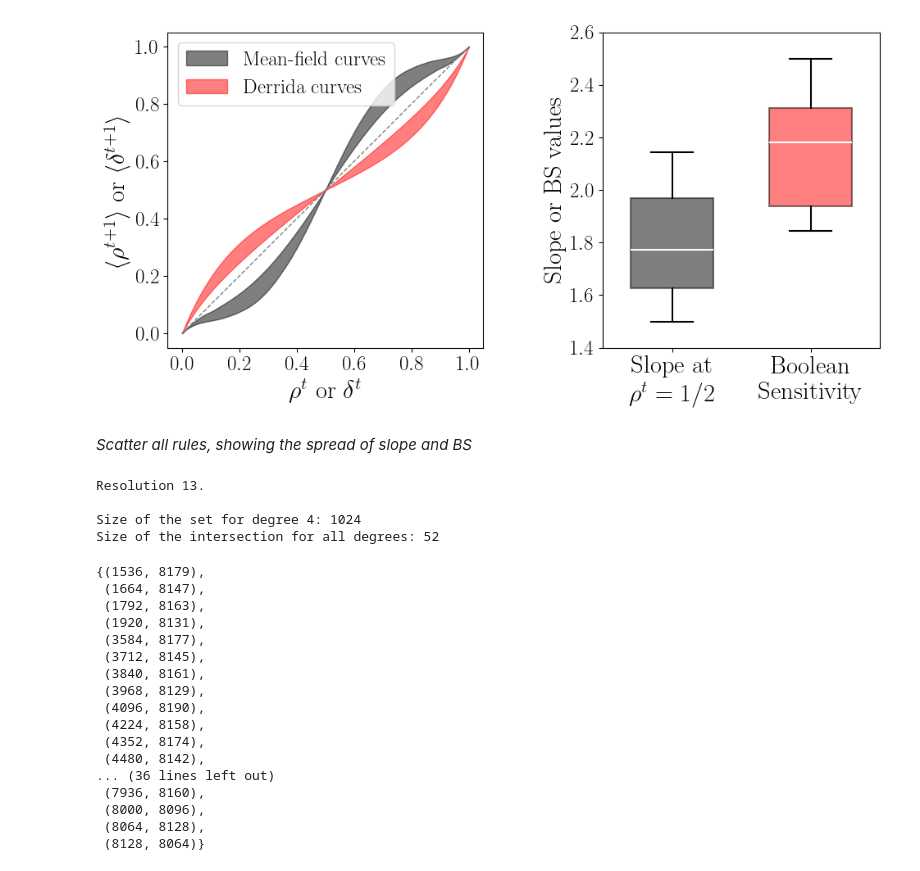
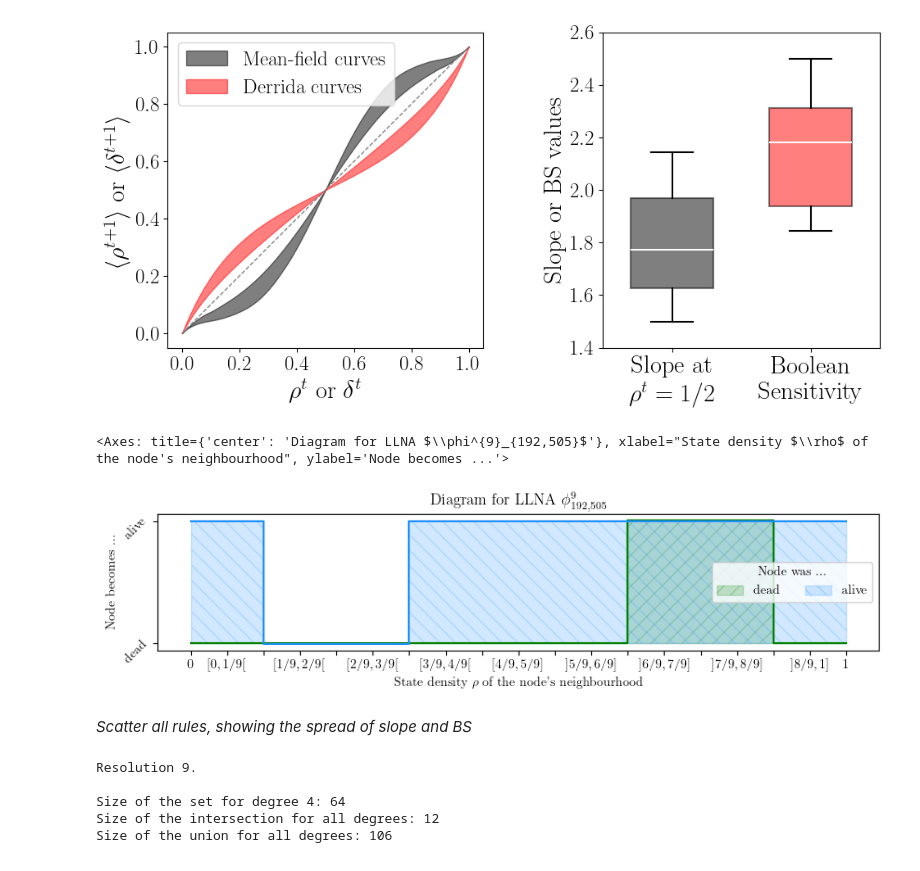
Before and after one commit to mrollier/network_automata_robustness, a Jupyter notebook: manuscript/impact_analysis-figures.ipynb, the cells around one changed output. Saved outputs shown, nothing was run; the diff lists cells and outputs as text; code cells hidden in the pictures.

Commit message:
complete notebook chapter about finding eligible LLNAs

```diff
--- a/manuscript/impact_analysis-figures.ipynb
+++ b/manuscript/impact_analysis-figures.ipynb
@@ -672,15 +656,31 @@ if SAVEFIG:
     plt.savefig(figures_dir+f'mfc_dc-slope_bs-rule_r{resolution}b{beta}s{sigma}.pdf', bbox_inches='tight')
 # %% [output]
 [figure]
+# %%
+# create diagram for the displayed rule
+resolution = 9
+beta = 192
+sigma = 505
+B_set = binary_indices(beta)
+S_set = binary_indices(sigma)
+model = LLNA(resolution, x=B_set, y=S_set, iso=True)
+fig, ax = plt.subplots(1,1,figsize=(10,1.9))
+model.diagram(ax=ax)
+# %% [output]
+<Axes: title={'center': 'Diagram for LLNA $\\phi^{9}_{192,505}$'}, xlabel="State density $\\rho$ of the node's neighbourhood", ylabel='Node becomes ...'>
+[figure, added]
 # %% [markdown]
 _Scatter all rules, showing the spread of slope and BS_
 # %%
-resolution = 13
+resolution = 9
 degrees = np.arange(4, 13, 1)
 
 init_degree = 4
 totalitarian_rules = np.load(f'data/totalitarian_rules/totalitarian_rules_resolution{resolution}_degree{init_degree}.npy')
 totalitarian_rules_set = set(map(tuple, totalitarian_rules))
+
+set_intersection = totalitarian_rules_set.copy()
+set_union = totalitarian_rules_set.copy()
 
 print(f"Resolution {resolution}.")
 print()
@@ -688,30 +688,14 @@ print(f"Size of the set for degree {init_degree}: {len(totalitarian_rules_set)}"
 
 for degree in degrees[1:]:
     totalitarian_rules = np.load(f'data/totalitarian_rules/totalitarian_rules_resolution{resolution}_degree{degree}.npy')
-    totalitarian_rules_set = totalitarian_rules_set.intersection(set(map(tuple, totalitarian_rules)))
+    set_intersection = set_intersection.intersection(set(map(tuple, totalitarian_rules)))
+    set_union = set_union.union(set(map(tuple, totalitarian_rules)))
 
-print(f"Size of the intersection for all degrees: {len(totalitarian_rules_set)}")
-
-totalitarian_rules_set
+print(f"Size of the intersection for all degrees: {len(set_intersection)}")
+print(f"Size of the union for all degrees: {len(set_union)}")
 # %% [output]
-Resolution 13.
+Resolution 9.
 
-Size of the set for degree 4: 1024
-Size of the intersection for all degrees: 52
+Size of the set for degree 4: 64
+Size of the intersection for all degrees: 12
+Size of the union for all degrees: 106
-{(1536, 8179),
- (1664, 8147),
- (1792, 8163),
- (1920, 8131),
- (3584, 8177),
- (3712, 8145),
- (3840, 8161),
- (3968, 8129),
- (4096, 8190),
- (4224, 8158),
- (4352, 8174),
- (4480, 8142),
-... (36 lines left out)
- (7936, 8160),
- (8000, 8096),
- (8064, 8128),
- (8128, 8064)}
```
Also changed, not shown: parts of 12 cells of this notebook.
